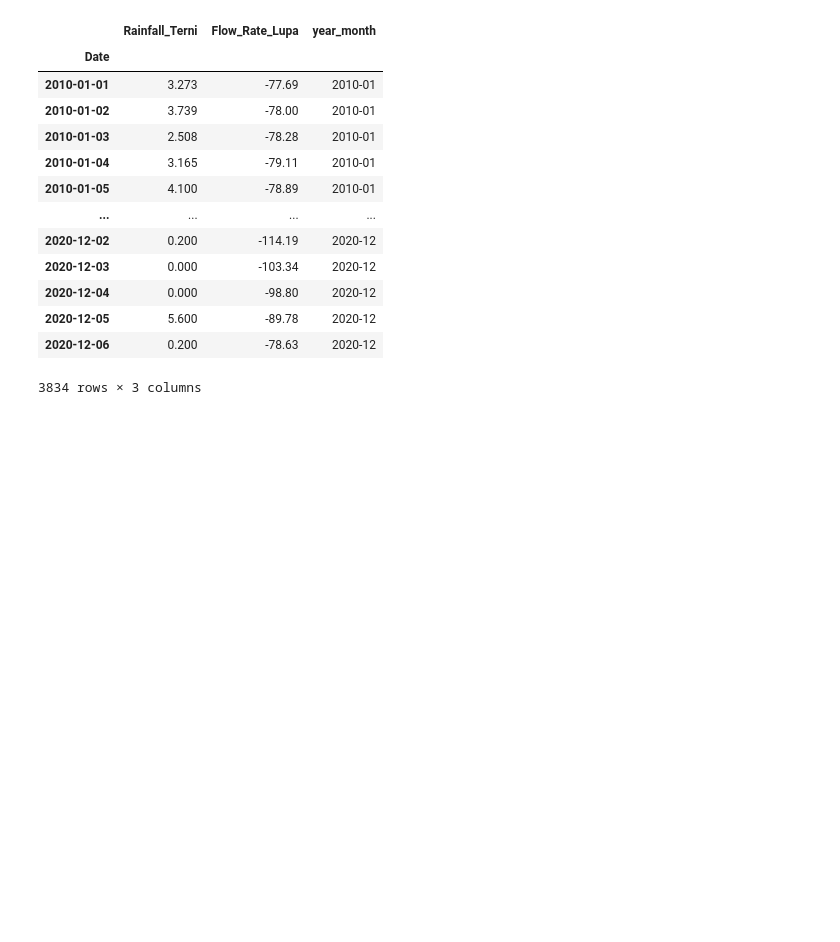
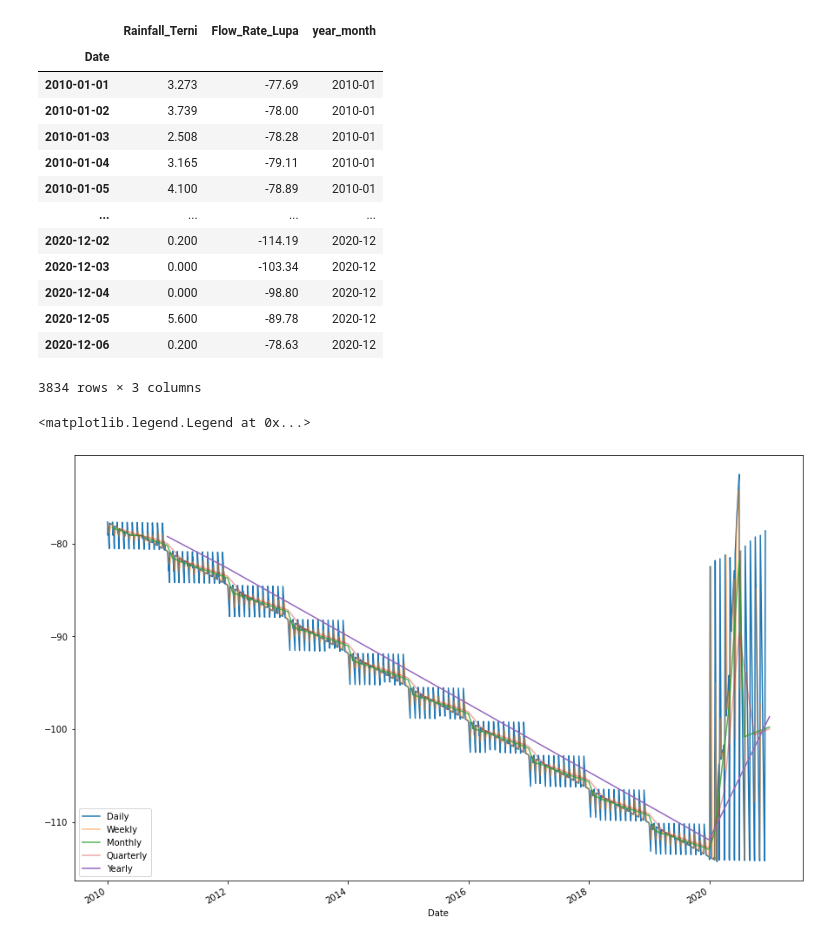
Before and after one commit to datastraine/kaggle, a Jupyter notebook: AceaSmart_Water_Analytics/acea-comp-explore.ipynb, the cells around one changed output. Cells and saved outputs as stored; diff of their text form; code cells hidden in the pictures; blank space fills up the shorter version.

Commit message:
modeling on just flow rate over time done

```diff
--- a/AceaSmart_Water_Analytics/acea-comp-explore.ipynb
+++ b/AceaSmart_Water_Analytics/acea-comp-explore.ipynb
@@ -179,3 +187,15 @@ Water_Spring_Lupa
 | 2020-12-05 | 5.600 | -89.78 | 2020-12 |
 | 2020-12-06 | 0.200 | -78.63 | 2020-12 |
 3834 rows × 3 columns
+# %%
+# Finally, let's look at the flow rate(target variable) in at different time intervals. Since we are looking at a usage metric, mean is the best aggreation.
+plt.figure(figsize=(15,10))
+Water_Spring_Lupa['Flow_Rate_Lupa'].plot(label='Daily')
+Water_Spring_Lupa['Flow_Rate_Lupa'].resample('W').mean().plot(alpha=.5, label='Weekly')
+Water_Spring_Lupa['Flow_Rate_Lupa'].resample('M').mean().plot(alpha=.8, label='Monthly')
+Water_Spring_Lupa['Flow_Rate_Lupa'].resample('Q').mean().plot(alpha=.4, label='Quarterly')
+Water_Spring_Lupa['Flow_Rate_Lupa'].resample('Y').mean().plot(label='Yearly')
+plt.legend()
+# %% [output]
+<matplotlib.legend.Legend at 0x...>
+[figure, added]
```
Also changed, not shown: parts of 19 cells of this notebook.
